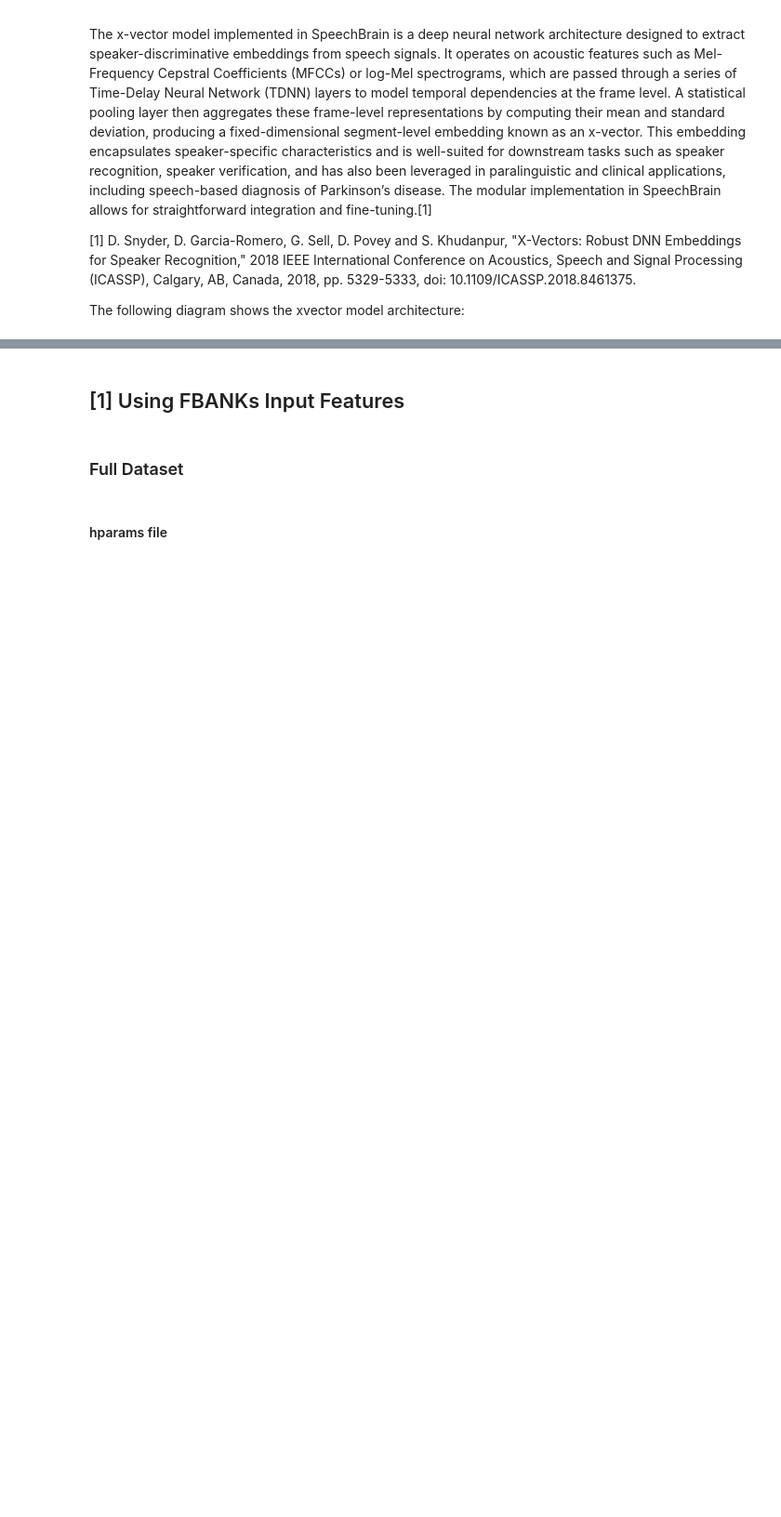
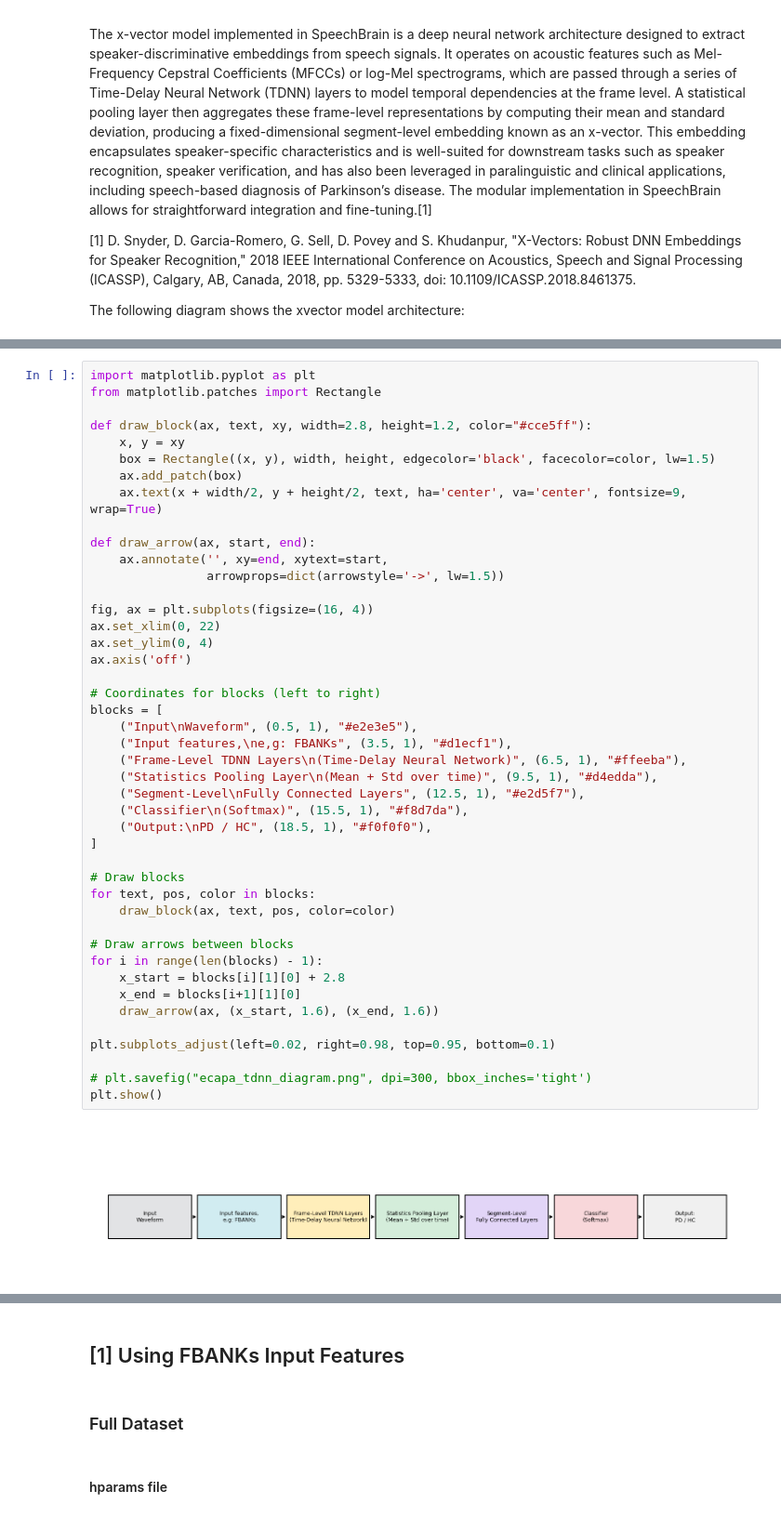
Before and after one commit to Maab-Nimir/Parkinson-Disease-Detection, a Jupyter notebook: train_models/xvector.ipynb, the cells around one changed output, grey strips where cells are left out. Shown at 93% size. Saved outputs shown, nothing was run; the diff lists cells and outputs as text; blank space fills up the shorter version.

```diff
--- a/train_models/xvector.ipynb
+++ b/train_models/xvector.ipynb
@@ -56,3 +30,49 @@ draw_xvector_diagram()
+# %%
+import matplotlib.pyplot as plt
+from matplotlib.patches import Rectangle
+
+def draw_block(ax, text, xy, width=2.8, height=1.2, color="#cce5ff"):
+    x, y = xy
+    box = Rectangle((x, y), width, height, edgecolor='black', facecolor=color, lw=1.5)
+    ax.add_patch(box)
+    ax.text(x + width/2, y + height/2, text, ha='center', va='center', fontsize=9, wrap=True)
+
+def draw_arrow(ax, start, end):
+    ax.annotate('', xy=end, xytext=start,
+                arrowprops=dict(arrowstyle='->', lw=1.5))
+
+fig, ax = plt.subplots(figsize=(16, 4))
+ax.set_xlim(0, 22)
+ax.set_ylim(0, 4)
+ax.axis('off')
+
+# Coordinates for blocks (left to right)
+blocks = [
+    ("Input\nWaveform", (0.5, 1), "#e2e3e5"),
+    ("Input features,\ne,g: FBANKs", (3.5, 1), "#d1ecf1"),
+    ("Frame-Level TDNN Layers\n(Time-Delay Neural Network)", (6.5, 1), "#ffeeba"),
+    ("Statistics Pooling Layer\n(Mean + Std over time)", (9.5, 1), "#d4edda"),
+    ("Segment-Level\nFully Connected Layers", (12.5, 1), "#e2d5f7"),
+    ("Classifier\n(Softmax)", (15.5, 1), "#f8d7da"),
+    ("Output:\nPD / HC", (18.5, 1), "#f0f0f0"),
+]
+
+# Draw blocks
+for text, pos, color in blocks:
+    draw_block(ax, text, pos, color=color)
+
+# Draw arrows between blocks
+for i in range(len(blocks) - 1):
+    x_start = blocks[i][1][0] + 2.8
+    x_end = blocks[i+1][1][0]
+    draw_arrow(ax, (x_start, 1.6), (x_end, 1.6))
+
+plt.subplots_adjust(left=0.02, right=0.98, top=0.95, bottom=0.1)
+
+# plt.savefig("ecapa_tdnn_diagram.png", dpi=300, bbox_inches='tight')
+plt.show()
+# %% [output]
+[figure, added]
 # %% [markdown]
 ## Results:
 
```
Also changed, not shown: parts of 21 cells of this notebook, 11 other files.
